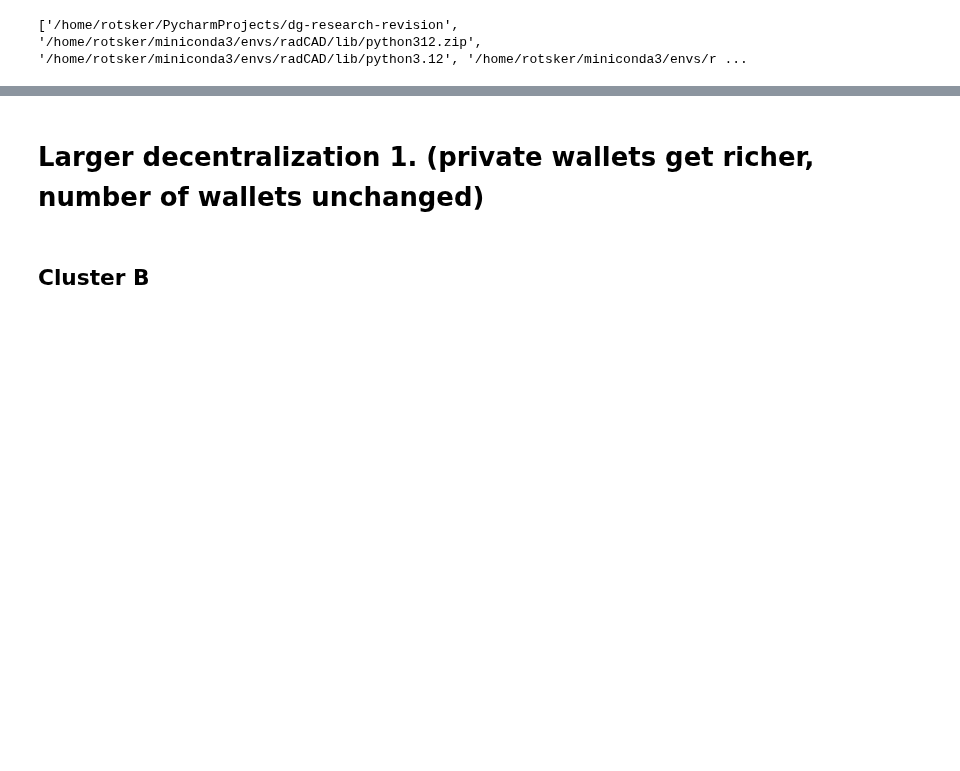
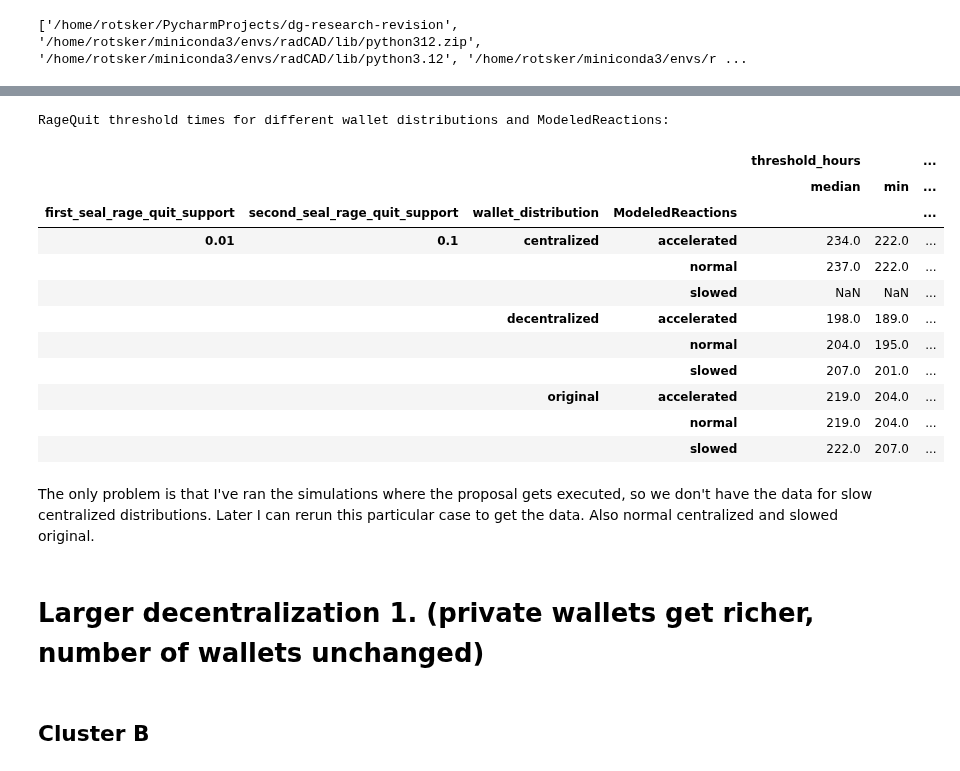
Before and after one commit to collectif-dao/dg-research, a Jupyter notebook: experiments/notebooks/clean_notebook_future_proof.ipynb, the cells around one changed output, grey strips where cells are left out. Cells and saved outputs as stored; diff of their text form; code cells hidden in the pictures; blank space fills up the shorter version.

Commit message:
Figured another type of presentation in futureproof simulations, where different distributions are presented against each other. Cluster A done.

```diff
--- a/experiments/notebooks/clean_notebook_future_proof.ipynb
+++ b/experiments/notebooks/clean_notebook_future_proof.ipynb
@@ -16,0 +19,6 @@ from experiments.analysis_utils.visualization import plot_reaction_speed_distrib
+# %%
+path_to_runs = Path("../../results/simulations/clusterA_future_proof/")
+proposal_df_full, start_data_df_full, timestep_data_df_full = read_directory(path_to_runs.resolve(), pass_directory_name=True)
+for df in [proposal_df_full, start_data_df_full, timestep_data_df_full]:
+    df["wallet_distribution"] = df["directory_name"].str.split("_").str[0]
+    df["ModeledReactions"] = df["directory_name"].str.split("_").str[1]
@@ -17,3 +43,27 @@ from experiments.analysis_utils.visualization import plot_reaction_speed_distrib
+# %%
+timestep_data_df_full_with_params = timestep_data_df_full.merge(start_data_df_full, on='run_id', how='left')
+threshold_times = timestep_data_df_full_with_params.groupby('run_id').apply(lambda x: x[x['actors_total_locked_relative'] >= x['second_seal_rage_quit_support']]['timestep'].min()).reset_index(name='threshold_timestep')
+threshold_times['threshold_hours'] = threshold_times['threshold_timestep'] * 3
+threshold_times = threshold_times.merge(start_data_df_full, on='run_id', how='left')
+
+print("RageQuit threshold times for different wallet distributions and ModeledReactions:")
+display(threshold_times.groupby(['first_seal_rage_quit_support', 'second_seal_rage_quit_support', 'wallet_distribution', 'ModeledReactions']).agg({'threshold_hours': ['median', 'min', 'max'], 'run_id': 'count'}))
+# %% [output]
+RageQuit threshold times for different wallet distributions and ModeledReactions:
+|  |  |  |  | threshold_hours |  | ... |
+|  |  |  |  | median | min | ... |
+| first_seal_rage_quit_support | second_seal_rage_quit_support | wallet_distribution | ModeledReactions |  |  | ... |
+| 0.01 | 0.1 | centralized | accelerated | 234.0 | 222.0 | ... |
+|  |  |  | normal | 237.0 | 222.0 | ... |
+|  |  |  | slowed | NaN | NaN | ... |
+|  |  | decentralized | accelerated | 198.0 | 189.0 | ... |
+|  |  |  | normal | 204.0 | 195.0 | ... |
+|  |  |  | slowed | 207.0 | 201.0 | ... |
+|  |  | original | accelerated | 219.0 | 204.0 | ... |
+|  |  |  | normal | 219.0 | 204.0 | ... |
+|  |  |  | slowed | 222.0 | 207.0 | ... |
+# %% [markdown]
+The only problem is that I've ran the simulations where the proposal gets executed, so we don't have the data for slow centralized distributions. Later I can rerun this particular case to get the data. Also normal centralized and slowed original.
 # %% [markdown]
 # Larger decentralization 1. (private wallets get richer, number of wallets unchanged)
 # %% [markdown]
```
Also changed, not shown: parts of 3 cells of this notebook.
